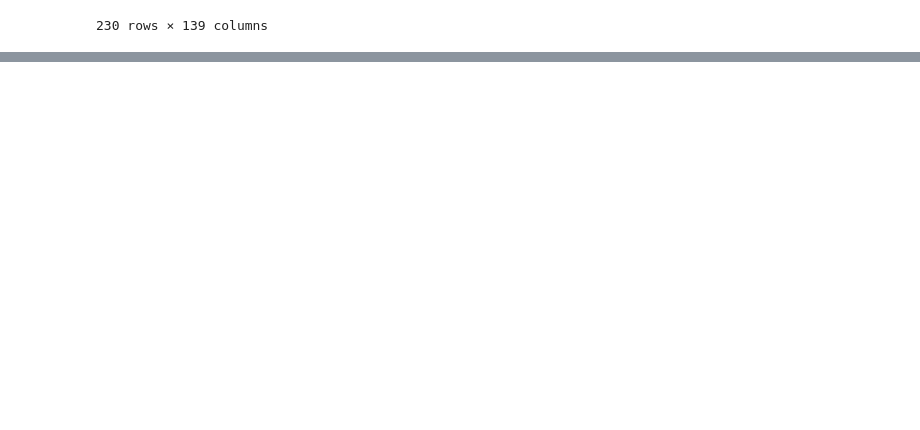
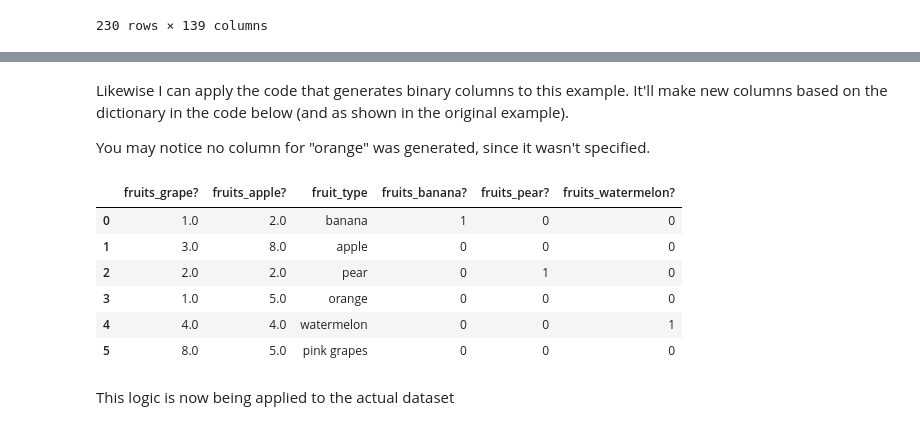
Before and after one commit to Flamewater26/demo_code, a Jupyter notebook: Demo 2/demo2.ipynb, the cells around one changed output, grey strips where cells are left out. Drawn from its saved outputs; the diff is of its cells as text; code cells hidden in the pictures; blank space fills up the shorter version.

```diff
--- a/Demo 2/demo2.ipynb
+++ b/Demo 2/demo2.ipynb
@@ -230,0 +270,9 @@ treatments
+# %%
+demo_dataset = {
+    "fruits_grape?": [1, 3, 2, 1, 4, None],
+    "fruits_apple?": [2, None, 2, 5, 4, 5],
+    "fruit_type": ["banana", "apple", "pear", "orange", "watermelon", "pink grapes"]
+}
+
+demo_df = pd.DataFrame(demo_dataset)
+demo_df
@@ -230,0 +308,23 @@ treatments
+# %% [markdown]
+Likewise I can apply the code that generates binary columns to this example. It'll make new columns based on the dictionary in the code below (and as shown in the original example).
+
+You may notice no column for "orange" was generated, since it wasn't specified.
+# %%
+fruit_dict = {
+    "banana?": ["banana"],
+    "pear?": ["pear"],
+    "watermelon?": ["watermelon"]
+}
+
+create_binary_cols(demo_df, 'fruit_type', 'fruits', fruit_dict)
+demo_df
+# %% [output]
+|  | fruits_grape? | fruits_apple? | fruit_type | fruits_banana? | fruits_pear? | fruits_watermelon? |
+| 0 | 1.0 | 2.0 | banana | 1 | 0 | 0 |
+| 1 | 3.0 | 8.0 | apple | 0 | 0 | 0 |
+| 2 | 2.0 | 2.0 | pear | 0 | 1 | 0 |
+| 3 | 1.0 | 5.0 | orange | 0 | 0 | 0 |
+| 4 | 4.0 | 4.0 | watermelon | 0 | 0 | 1 |
+| 5 | 8.0 | 5.0 | pink grapes | 0 | 0 | 0 |
+# %% [markdown]
+This logic is now being applied to the actual dataset
```
Also changed, not shown: parts of 16 cells of this notebook.
